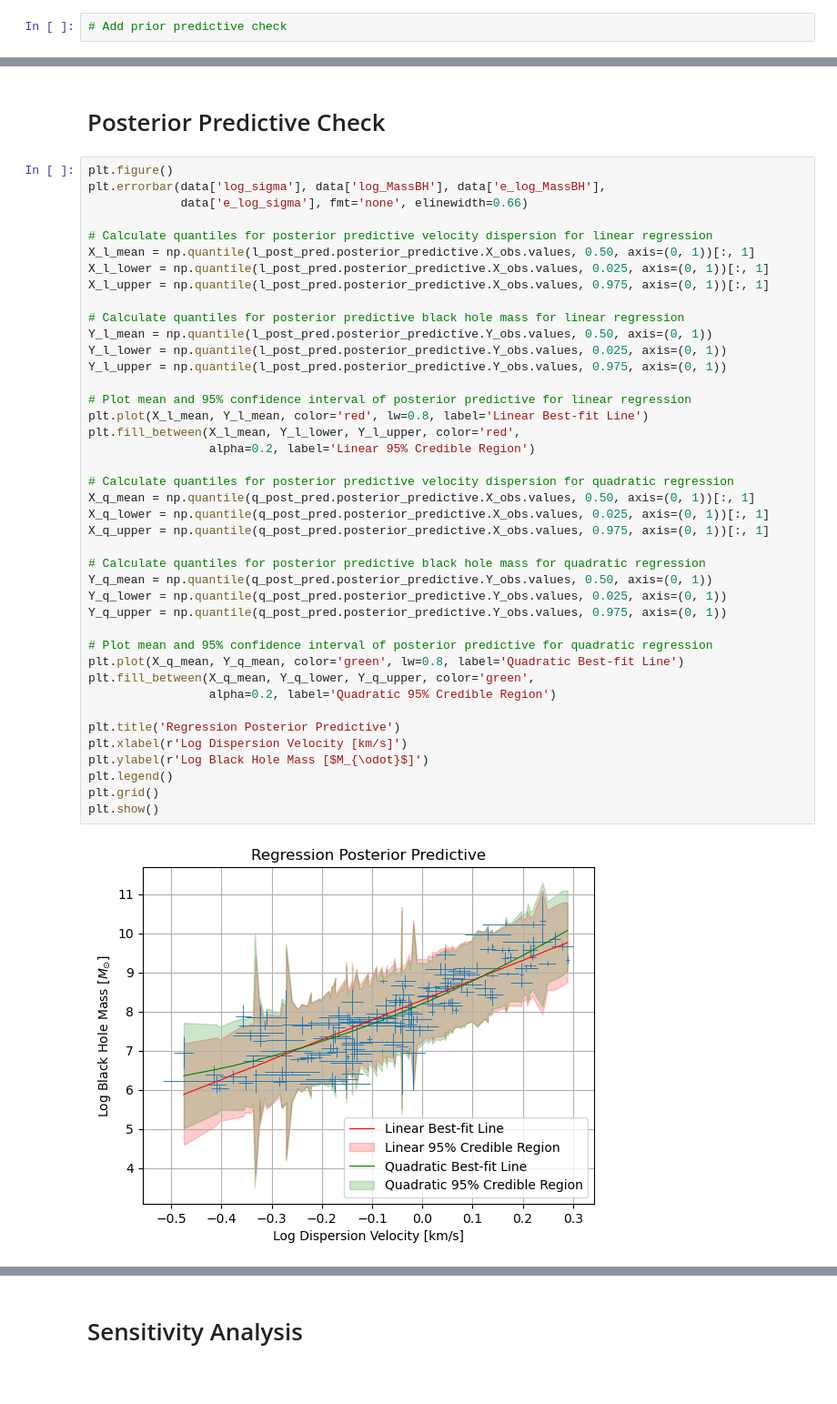
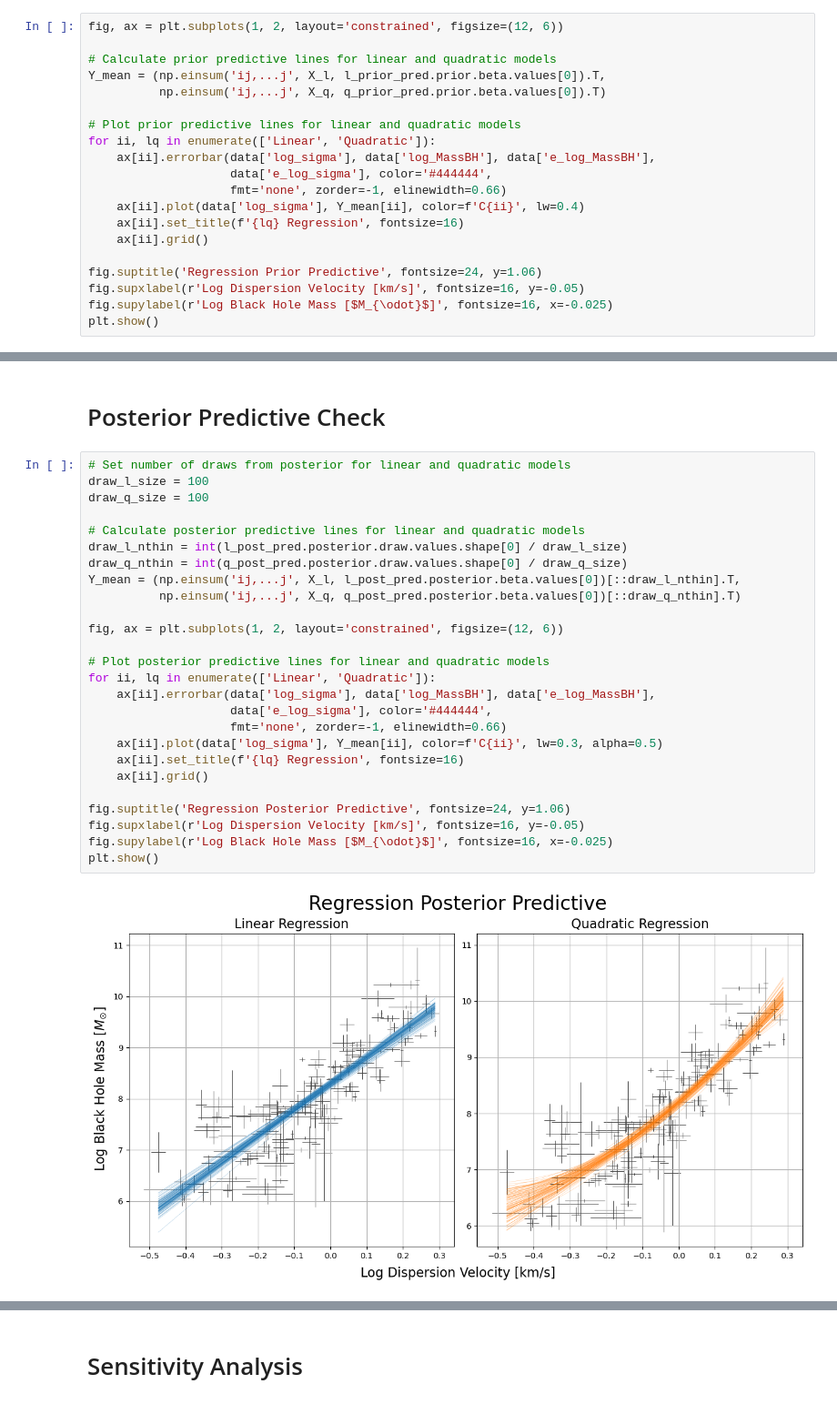
Before and after one commit to joh15016/AST-5731-Project-2, a Jupyter notebook: Research_Project_2.ipynb, the cells around one changed output, grey strips where cells are left out. Shown at 91% size. Drawn from its saved outputs; the diff is of its cells as text; blank space fills up the shorter version.

```diff
--- a/Research_Project_2.ipynb
+++ b/Research_Project_2.ipynb
@@ -213,4 +209,22 @@ plt.show()
 # %% [markdown]
 # Prior Predictive Check
 # %%
-# Add prior predictive check
+fig, ax = plt.subplots(1, 2, layout='constrained', figsize=(12, 6))
+
+# Calculate prior predictive lines for linear and quadratic models
+Y_mean = (np.einsum('ij,...j', X_l, l_prior_pred.prior.beta.values[0]).T,
+          np.einsum('ij,...j', X_q, q_prior_pred.prior.beta.values[0]).T)
+
+# Plot prior predictive lines for linear and quadratic models
+for ii, lq in enumerate(['Linear', 'Quadratic']):
+    ax[ii].errorbar(data['log_sigma'], data['log_MassBH'], data['e_log_MassBH'],
+                    data['e_log_sigma'], color='#444444',
+                    fmt='none', zorder=-1, elinewidth=0.66)
+    ax[ii].plot(data['log_sigma'], Y_mean[ii], color=f'C{ii}', lw=0.4)
+    ax[ii].set_title(f'{lq} Regression', fontsize=16)
+    ax[ii].grid()
+
+fig.suptitle('Regression Prior Predictive', fontsize=24, y=1.06)
+fig.supxlabel(r'Log Dispersion Velocity [km/s]', fontsize=16, y=-0.05)
+fig.supylabel(r'Log Black Hole Mass [$M_{\odot}$]', fontsize=16, x=-0.025)
+plt.show()
@@ -217,45 +233,30 @@ plt.show()
 # %% [markdown]
 # Posterior Predictive Check
 # %%
-plt.figure()
-plt.errorbar(data['log_sigma'], data['log_MassBH'], data['e_log_MassBH'],
-             data['e_log_sigma'], fmt='none', elinewidth=0.66)
+# Set number of draws from posterior for linear and quadratic models
+draw_l_size = 100
+draw_q_size = 100
 
-# Calculate quantiles for posterior predictive velocity dispersion for linear regression
-X_l_mean = np.quantile(l_post_pred.posterior_predictive.X_obs.values, 0.50, axis=(0, 1))[:, 1]
-X_l_lower = np.quantile(l_post_pred.posterior_predictive.X_obs.values, 0.025, axis=(0, 1))[:, 1]
-X_l_upper = np.quantile(l_post_pred.posterior_predictive.X_obs.values, 0.975, axis=(0, 1))[:, 1]
+# Calculate posterior predictive lines for linear and quadratic models
+draw_l_nthin = int(l_post_pred.posterior.draw.values.shape[0] / draw_l_size)
+draw_q_nthin = int(q_post_pred.posterior.draw.values.shape[0] / draw_q_size)
+Y_mean = (np.einsum('ij,...j', X_l, l_post_pred.posterior.beta.values[0])[::draw_l_nthin].T,
+          np.einsum('ij,...j', X_q, q_post_pred.posterior.beta.values[0])[::draw_q_nthin].T)
 
-# Calculate quantiles for posterior predictive black hole mass for linear regression
-Y_l_mean = np.quantile(l_post_pred.posterior_predictive.Y_obs.values, 0.50, axis=(0, 1))
-Y_l_lower = np.quantile(l_post_pred.posterior_predictive.Y_obs.values, 0.025, axis=(0, 1))
-Y_l_upper = np.quantile(l_post_pred.posterior_predictive.Y_obs.values, 0.975, axis=(0, 1))
+fig, ax = plt.subplots(1, 2, layout='constrained', figsize=(12, 6))
 
-# Plot mean and 95% confidence interval of posterior predictive for linear regression
-plt.plot(X_l_mean, Y_l_mean, color='red', lw=0.8, label='Linear Best-fit Line')
-plt.fill_between(X_l_mean, Y_l_lower, Y_l_upper, color='red',
-                 alpha=0.2, label='Linear 95% Credible Region')
+# Plot posterior predictive lines for linear and quadratic models
+for ii, lq in enumerate(['Linear', 'Quadratic']):
+    ax[ii].errorbar(data['log_sigma'], data['log_MassBH'], data['e_log_MassBH'],
+                    data['e_log_sigma'], color='#444444',
+                    fmt='none', zorder=-1, elinewidth=0.66)
+    ax[ii].plot(data['log_sigma'], Y_mean[ii], color=f'C{ii}', lw=0.3, alpha=0.5)
+    ax[ii].set_title(f'{lq} Regression', fontsize=16)
+    ax[ii].grid()
 
-# Calculate quantiles for posterior predictive velocity dispersion for quadratic regression
-X_q_mean = np.quantile(q_post_pred.posterior_predictive.X_obs.values, 0.50, axis=(0, 1))[:, 1]
-X_q_lower = np.quantile(q_post_pred.posterior_predictive.X_obs.values, 0.025, axis=(0, 1))[:, 1]
-X_q_upper = np.quantile(q_post_pred.posterior_predictive.X_obs.values, 0.975, axis=(0, 1))[:, 1]
-
-# Calculate quantiles for posterior predictive black hole mass for quadratic regression
-Y_q_mean = np.quantile(q_post_pred.posterior_predictive.Y_obs.values, 0.50, axis=(0, 1))
-Y_q_lower = np.quantile(q_post_pred.posterior_predictive.Y_obs.values, 0.025, axis=(0, 1))
-Y_q_upper = np.quantile(q_post_pred.posterior_predictive.Y_obs.values, 0.975, axis=(0, 1))
-
-# Plot mean and 95% confidence interval of posterior predictive for quadratic regression
-plt.plot(X_q_mean, Y_q_mean, color='green', lw=0.8, label='Quadratic Best-fit Line')
-plt.fill_between(X_q_mean, Y_q_lower, Y_q_upper, color='green',
-                 alpha=0.2, label='Quadratic 95% Credible Region')
-
-plt.title('Regression Posterior Predictive')
-plt.xlabel(r'Log Dispersion Velocity [km/s]')
-plt.ylabel(r'Log Black Hole Mass [$M_{\odot}$]')
-plt.legend()
-plt.grid()
+fig.suptitle('Regression Posterior Predictive', fontsize=24, y=1.06)
+fig.supxlabel(r'Log Dispersion Velocity [km/s]', fontsize=16, y=-0.05)
+fig.supylabel(r'Log Black Hole Mass [$M_{\odot}$]', fontsize=16, x=-0.025)
 plt.show()
 # %% [output]
-[figure, old version]
+[figure, new version]
```
Also changed, not shown: parts of 10 cells of this notebook.
